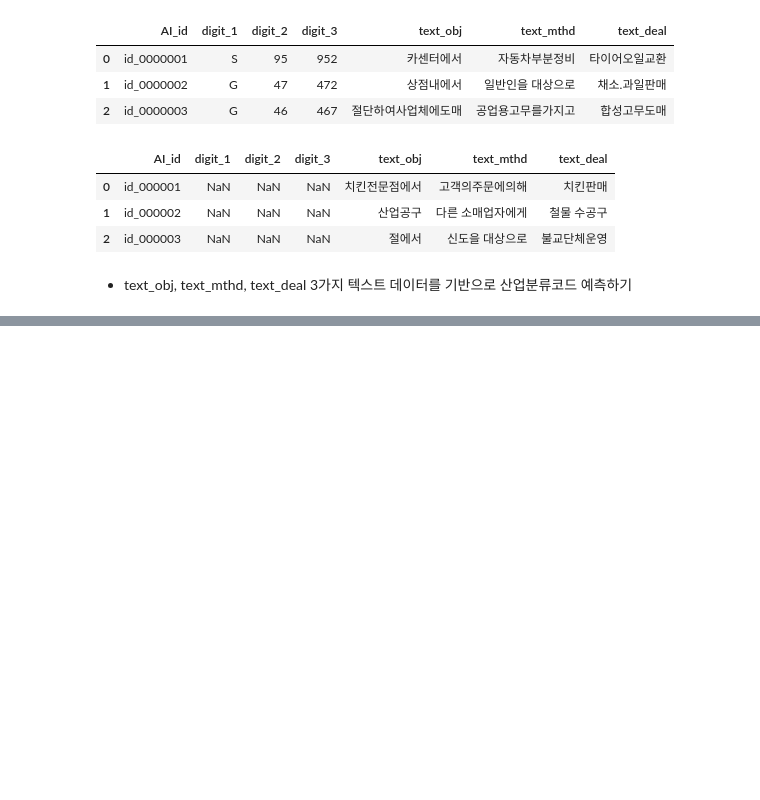
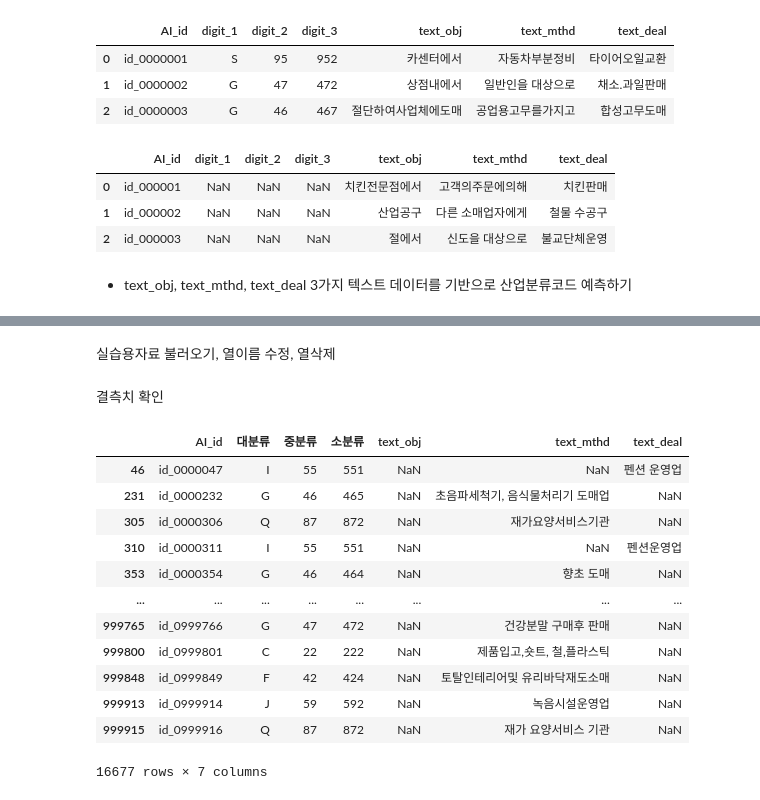
Before and after one commit to yxbxn/NLP_contest, a Jupyter notebook: EDA 및 전처리.ipynb, the cells around one changed output, grey strips where cells are left out. Cells and saved outputs as stored; diff of their text form; code cells hidden in the pictures; blank space fills up the shorter version.

```diff
--- a/EDA 및 전처리.ipynb
+++ b/EDA 및 전처리.ipynb
@@ -25,0 +32,25 @@ test_df.head(3)
+# %% [markdown]
+실습용자료 불러오기, 열이름 수정, 열삭제
+# %%
+import pandas as pd
+train_df = pd.read_csv("1. 실습용자료.csv")
+train_df.columns = ["AI_id","대분류","중분류","소분류","text_obj","text_mthd","text_deal"]
+#train_df.drop("AI_id",axis=1,inplace=True)
+# %% [markdown]
+결측치 확인
+# %%
+train_df[train_df["text_obj"].isnull()]
+# %% [output]
+|  | AI_id | 대분류 | 중분류 | 소분류 | text_obj | text_mthd | text_deal |
+| 46 | id_0000047 | I | 55 | 551 | NaN | NaN | 펜션 운영업 |
+| 231 | id_0000232 | G | 46 | 465 | NaN | 초음파세척기, 음식물처리기 도매업 | NaN |
+| 305 | id_0000306 | Q | 87 | 872 | NaN | 재가요양서비스기관 | NaN |
+| 310 | id_0000311 | I | 55 | 551 | NaN | NaN | 펜션운영업 |
+| 353 | id_0000354 | G | 46 | 464 | NaN | 향초 도매 | NaN |
+| ... | ... | ... | ... | ... | ... | ... | ... |
+| 999765 | id_0999766 | G | 47 | 472 | NaN | 건강분말 구매후 판매 | NaN |
+| 999800 | id_0999801 | C | 22 | 222 | NaN | 제품입고,숏트, 철,플라스틱 | NaN |
+| 999848 | id_0999849 | F | 42 | 424 | NaN | 토탈인테리어및 유리바닥재도소매 | NaN |
+| 999913 | id_0999914 | J | 59 | 592 | NaN | 녹음시설운영업 | NaN |
+| 999915 | id_0999916 | Q | 87 | 872 | NaN | 재가 요양서비스 기관 | NaN |
+16677 rows × 7 columns
```
Also changed, not shown: parts of 13 cells of this notebook.
